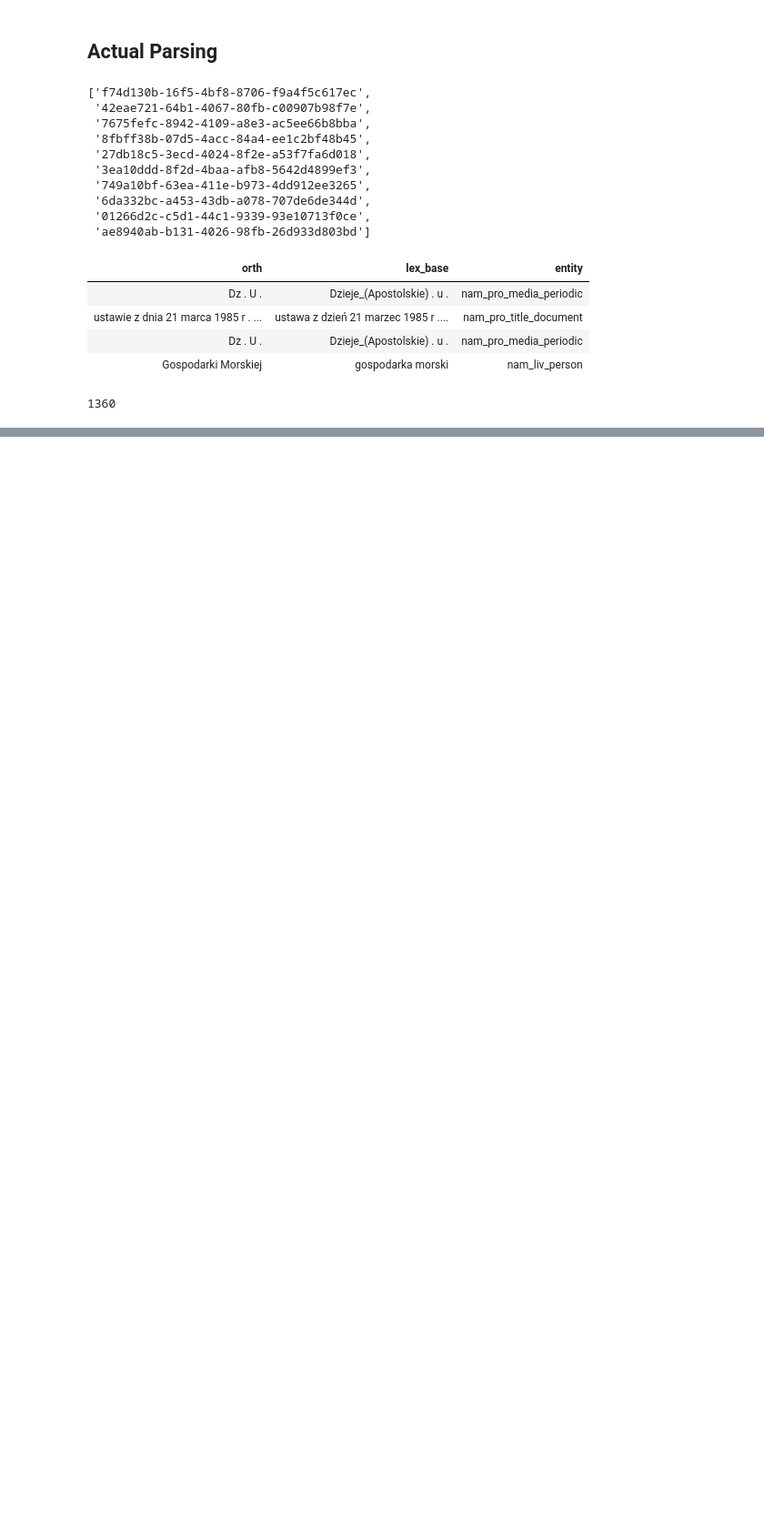
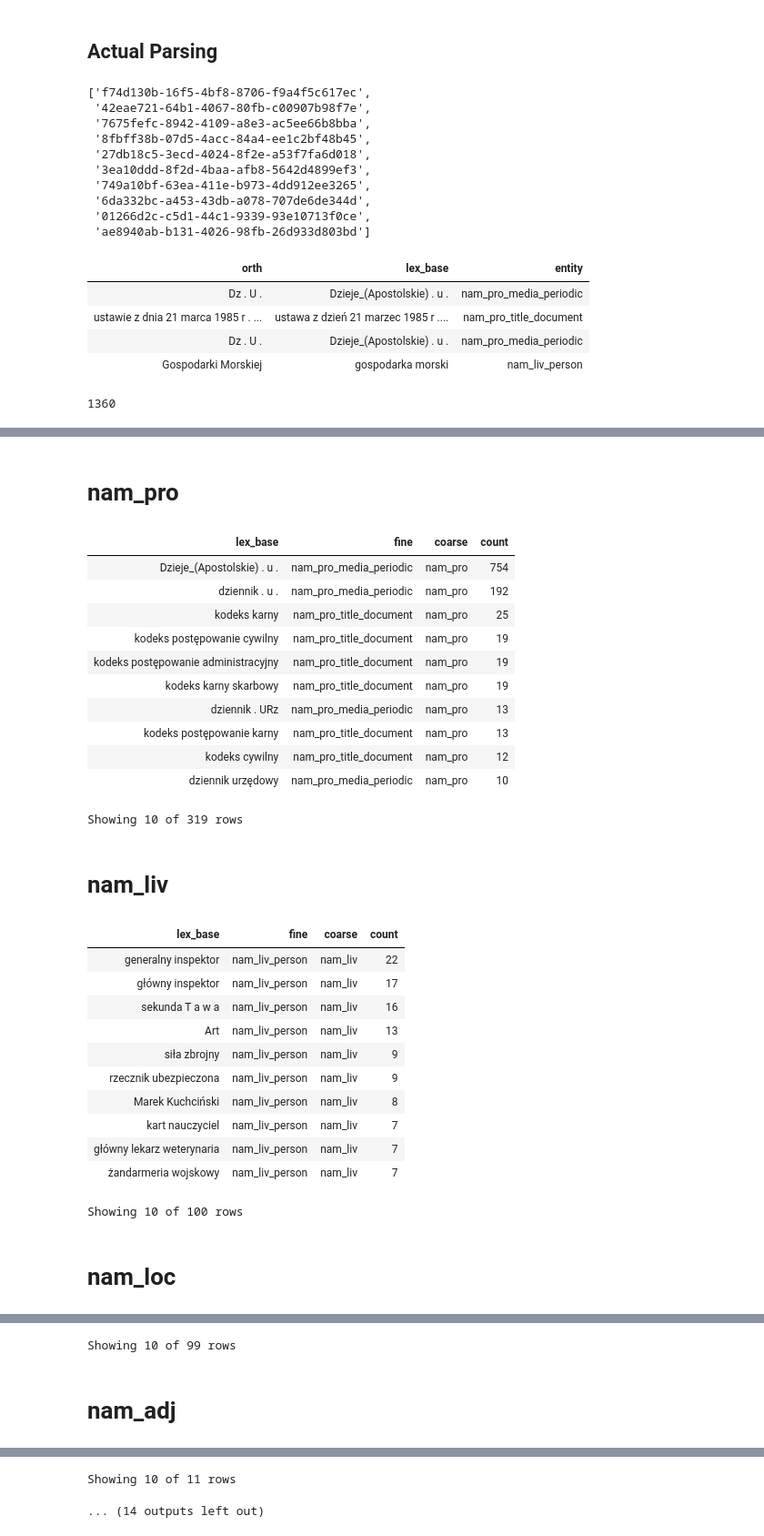
Before and after one commit to JakDar/nlp-lab-2019, a Jupyter notebook: lab9/Lab9.ipynb, the cells around one changed output, grey strips where cells are left out. Shown at 91% size. Cells and saved outputs as stored; diff of their text form; code cells hidden in the pictures; blank space fills up the shorter version.

```diff
--- a/lab9/Lab9.ipynb
+++ b/lab9/Lab9.ipynb
@@ -267,0 +324,32 @@ ner_ocurrences.to_csv("ners.bak")
+# %%
+for group, entries in ner_ocurrences.group_by(lambda neo: neo.coarse):
+    display(HTML(f"<h1>{group}</h1>"))
+    display_seq(seq(entries).order_by(lambda x: - x.count),10)
+# %% [output]
+nam_pro
+| lex_base | fine | coarse | count |
+| Dzieje_(Apostolskie) . u . | nam_pro_media_periodic | nam_pro | 754 |
+| dziennik . u . | nam_pro_media_periodic | nam_pro | 192 |
+| kodeks karny | nam_pro_title_document | nam_pro | 25 |
+| kodeks postępowanie cywilny | nam_pro_title_document | nam_pro | 19 |
+| kodeks postępowanie administracyjny | nam_pro_title_document | nam_pro | 19 |
+| kodeks karny skarbowy | nam_pro_title_document | nam_pro | 19 |
+| dziennik . URz | nam_pro_media_periodic | nam_pro | 13 |
+| kodeks postępowanie karny | nam_pro_title_document | nam_pro | 13 |
+| kodeks cywilny | nam_pro_title_document | nam_pro | 12 |
+| dziennik urzędowy | nam_pro_media_periodic | nam_pro | 10 |
+Showing 10 of 319 rows
+nam_liv
+| lex_base | fine | coarse | count |
+| generalny inspektor | nam_liv_person | nam_liv | 22 |
+| główny inspektor | nam_liv_person | nam_liv | 17 |
+| sekunda T a w a | nam_liv_person | nam_liv | 16 |
+| Art | nam_liv_person | nam_liv | 13 |
+| siła zbrojny | nam_liv_person | nam_liv | 9 |
+| rzecznik ubezpieczona | nam_liv_person | nam_liv | 9 |
+| Marek Kuchciński | nam_liv_person | nam_liv | 8 |
+| kart nauczyciel | nam_liv_person | nam_liv | 7 |
+| główny lekarz weterynaria | nam_liv_person | nam_liv | 7 |
+| żandarmeria wojskowy | nam_liv_person | nam_liv | 7 |
+Showing 10 of 100 rows
+nam_loc
@@ -267,0 +367,2 @@ ner_ocurrences.to_csv("ners.bak")
+Showing 10 of 99 rows
+nam_adj
@@ -267,0 +380,2 @@ ner_ocurrences.to_csv("ners.bak")
+Showing 10 of 11 rows
+... (14 outputs left out)
```
Also changed, not shown: parts of 22 cells of this notebook.
